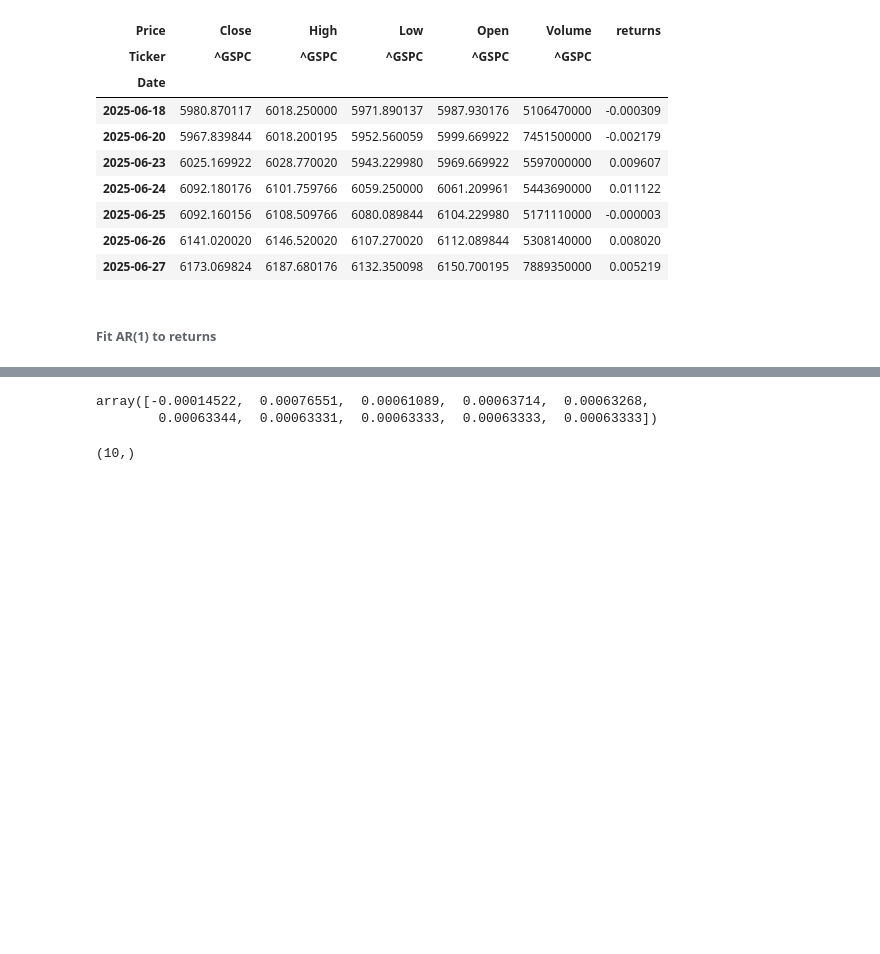
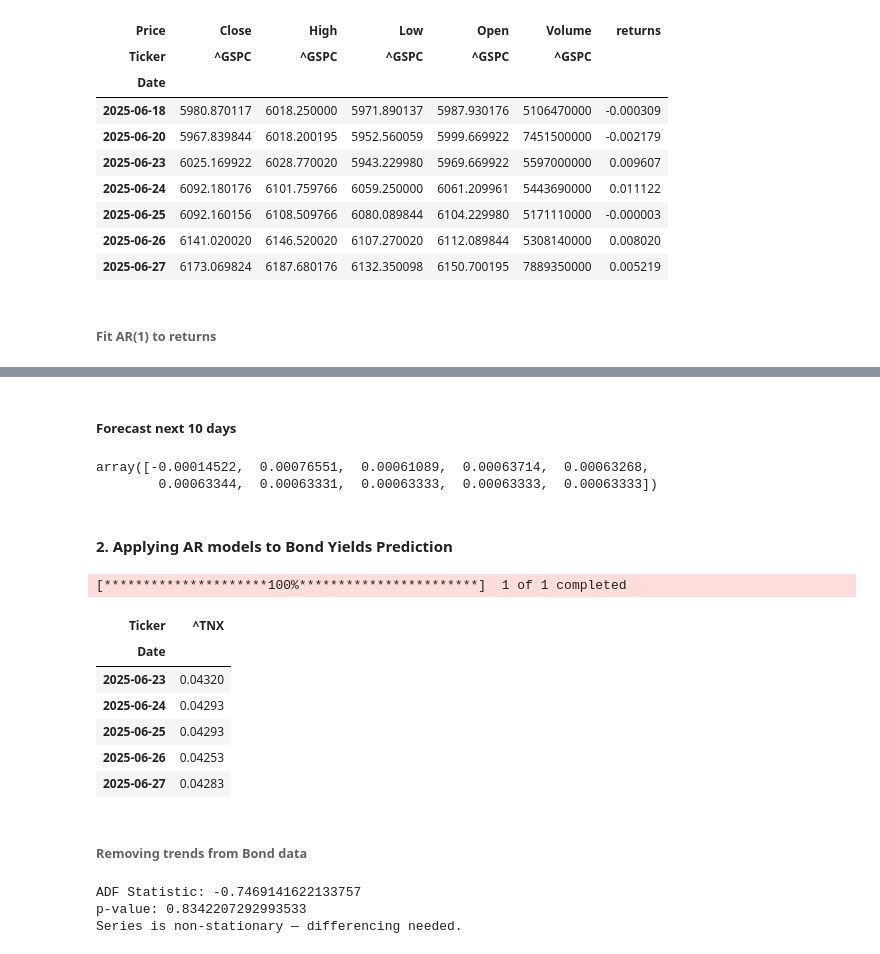
Before and after one commit to calebfowowe/python_wrks, a Jupyter notebook: AR_model.ipynb, the cells around one changed output, grey strips where cells are left out. Drawn from its saved outputs; the diff is of its cells as text; code cells hidden in the pictures; blank space fills up the shorter version.

Commit message:
AR model added for S&P and USTr 10 examples

```diff
--- a/AR_model.ipynb
+++ b/AR_model.ipynb
@@ -138 +175,3 @@ array([ 0.00063333,  0.004944  , -0.0050886 , ..., -0.00114737,
+# %% [markdown]
+##### Forecast next 10 days
 # %%
@@ -141,7 +180,22 @@ forecast_sp2
 # %% [output]
 array([-0.00014522,  0.00076551,  0.00061089,  0.00063714,  0.00063268,
         0.00063344,  0.00063331,  0.00063333,  0.00063333,  0.00063333])
-# %%
-print(forecast_sp2.shape)
-# %% [output]
-(10,)
+# %% [markdown]
+#### 2. Applying AR models to Bond Yields Prediction
+# %%
+# Download 10-year Treasury yield data yfinance
+start_date = "2015-01-01"
+end_date = "2025-06-30"
+yields_ust10 = yf.download("^TNX", start=start_date, end=end_date, auto_adjust=True)/100 # divide by 100 to convert to percentage
+yields_ust10 = yields_ust10['Close']  # Extract closing price
+yields_ust10.name = 'Yield'
+yields_ust10.tail()
+# %% [output]
+[*********************100%***********************]  1 of 1 completed
+| Ticker | ^TNX |
+| Date |  |
+| 2025-06-23 | 0.04320 |
+| 2025-06-24 | 0.04293 |
+| 2025-06-25 | 0.04293 |
+| 2025-06-26 | 0.04253 |
+| 2025-06-27 | 0.04283 |
@@ -147,0 +221,14 @@ print(forecast_sp2.shape)
+# %% [markdown]
+###### Removing trends from Bond data
+# %%
+# Checking for non-stationarity in Bond Trends
+result_yld = adfuller(yields_ust10.dropna())
+print("ADF Statistic:", result_yld[0])
+print("p-value:", result_yld[1])
+
+if result_yld[1] > 0.05: # p-values greater than 0.05
+    print("Series is non-stationary — differencing needed.")
+# %% [output]
+ADF Statistic: -0.7469141622133757
+p-value: 0.8342207292993533
+Series is non-stationary — differencing needed.
```
Also changed, not shown: parts of 16 cells of this notebook.
